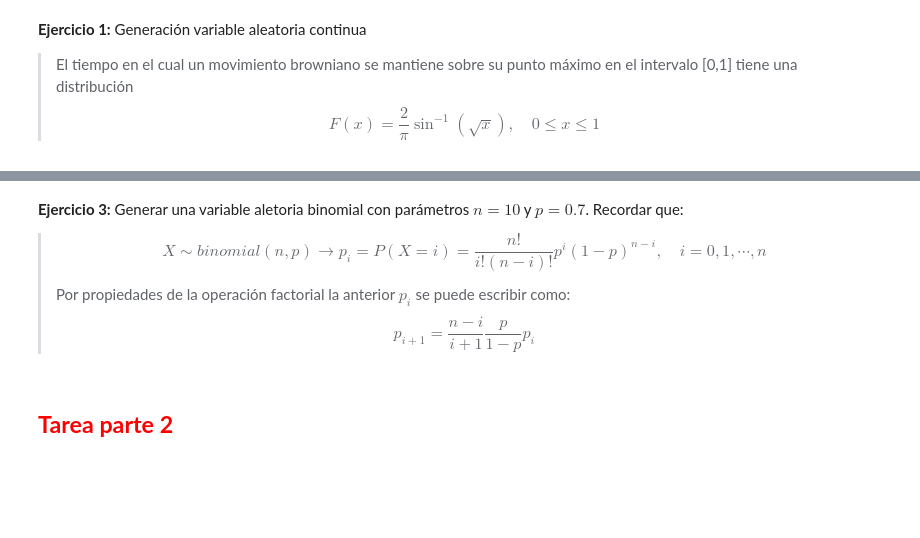
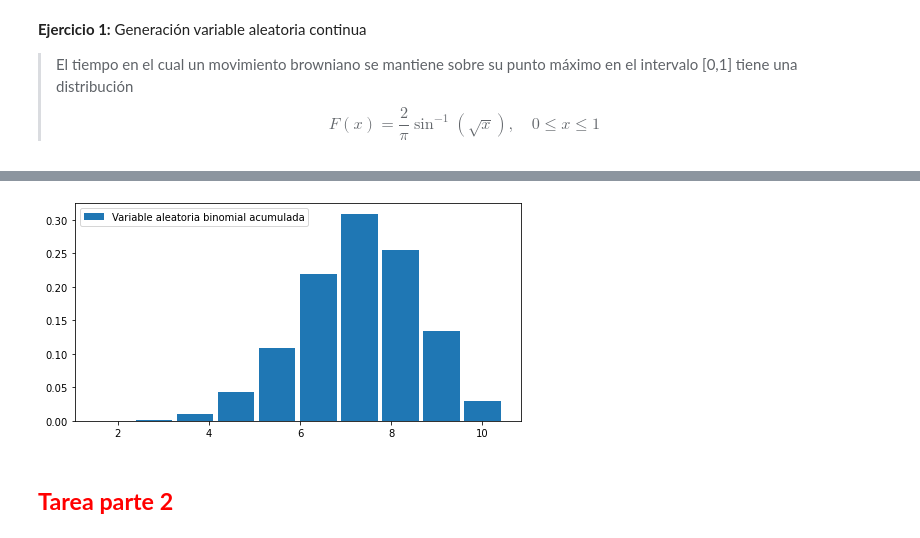
Before and after one commit to BetsyTorres/ProyectoConjunto_BTorres_DCastillo, a Jupyter notebook: Tarea_4.ipynb, the cells around one changed output, grey strips where cells are left out. Cells and saved outputs as stored; diff of their text form; code cells hidden in the pictures; blank space fills up the shorter version.

```diff
--- a/Tarea_4.ipynb
+++ b/Tarea_4.ipynb
@@ -74,7 +103,47 @@ $$F(x)=\frac{2}{\pi}\sin^{-1}(\sqrt x),\quad 0\leq x\leq 1$$ </font>
+# %%
+# Sol 2 Betsy Torres
+# Defino la función para generar variables aleatorias discretas
+def Gen_distr_discreta(U:'vector de números aleatorios',
+                       p_acum: 'P.Acumulada de la distribución a generar'):
+    '''Tener en cuenta que este arreglo cuenta números empezando del 0'''
+    v = np.array(list(map(lambda j:sum(1 for i in p_acum if i<U[j]),range(len(U)))))
+    return v
+
+def plot_histogram_discrete(distribucion:'señal de varibles aleatorias de un distribución DISCRETA dada',
+                            label:'label del legend a aparecer en el gráfica',
+                            densidad:'por defecto regresa el histograma en densidad'=True):
+    # len(set(distribucion)) cuenta la cantidad de elementos distintos de la variable 'distribucion'
+    plt.figure(figsize=[8,4])
+    y,x = np.histogram(distribucion,bins = len(set(distribucion)),density = densidad)
+    plt.bar(x[1:],y,label=label)
+#     print(len(y),len(x))
+    plt.legend()
+    plt.show()
+
+# Función que calcula la probabilidad acumulada optimizada
+def P_acum_Binomial_o(n,p):
+    Pr = np.zeros(n)
+    Pr[0] = (1-p)**n
+    def pr(i):
+        nonlocal Pr
+        c  = p/(1-p)
+        Pr[i+1]=(c*(n-i)/(i+1))*Pr[i]
+
+    # Lleno el vector Pr usando compresión de listas
+    [pr(i) for i in range(n-1)]
+    return np.cumsum(Pr)
+
+
+# Variables iniciales para la distribución binomial
+n, p, N = 10, 0.7, 10**4
+
+p_bin = P_acum_Binomial_o(n,p)
+u = np.random.rand(N)
+
+# Empleando el método de la transformada inversa
+dist_binomial_disc = Gen_distr_discreta(u,p_bin)
+plot_histogram_discrete(dist_binomial_disc,'Variable aleatoria binomial acumulada')
+# %% [output]
+[figure, added]
 # %%
 # Sol 2 Daniel Castillo
-# %% [markdown]
-**Ejercicio 3:** Generar una variable aletoria binomial con parámetros $n=10$ y $p=0.7$. Recordar que:
-> $$X\sim binomial(n,p) \longrightarrow p_i=P(X=i)=\frac{n!}{i!(n-i)!}p^i(1-p)^{n-i},\quad i=0,1,\cdots,n$$
-> Por propiedades de la operación factorial la anterior $p_i$ se puede escribir como:
-> $$p_{i+1}=\frac{n-i}{i+1}\frac{p}{1-p} p_i $$
```
Also changed, not shown: parts of 20 cells of this notebook.
